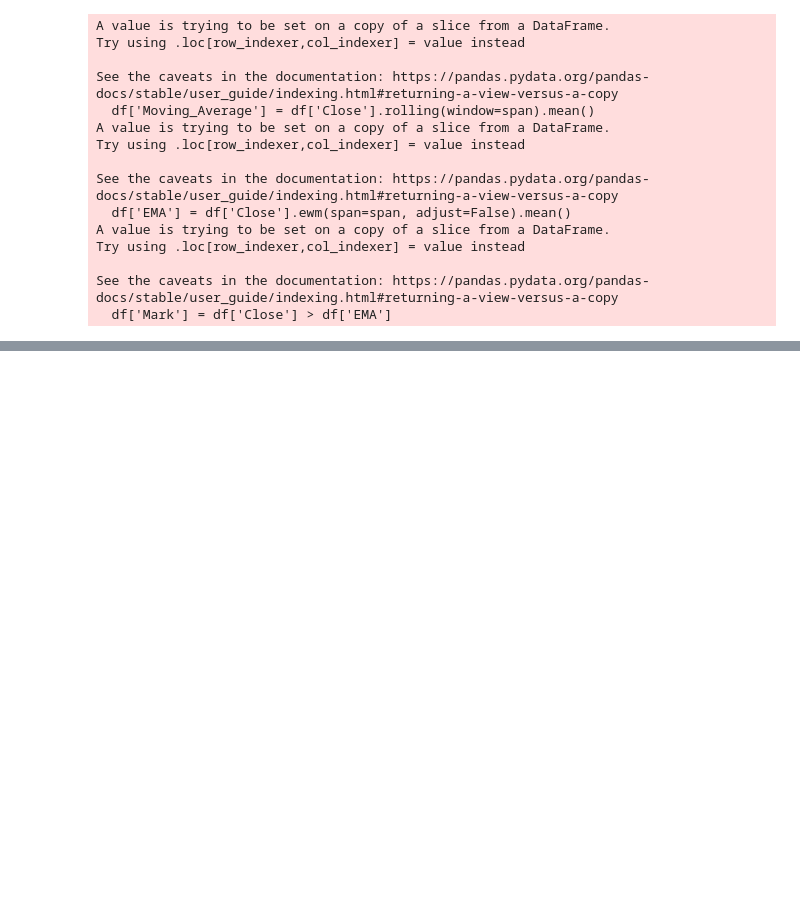
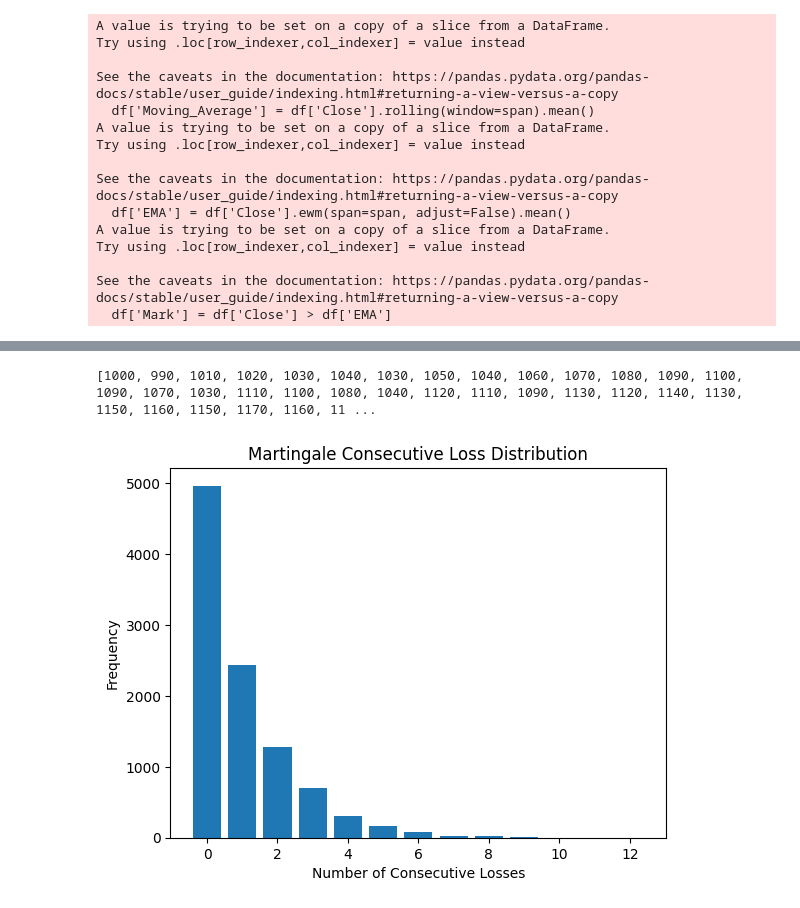
Before and after one commit to BichengWang/py-notebook, a Jupyter notebook: src/finance/strategies/target_market_analysis copy.ipynb, the cells around one changed output, grey strips where cells are left out. Saved outputs shown, nothing was run; the diff lists cells and outputs as text; code cells hidden in the pictures; blank space fills up the shorter version.

```diff
--- a/src/finance/strategies/target_market_analysis copy.ipynb
+++ b/src/finance/strategies/target_market_analysis copy.ipynb
@@ -289,0 +350,77 @@ See the caveats in the documentation: https://pandas.pydata.org/pandas-docs/stab
+# %%
+import random
+import matplotlib.pyplot as plt
+
+def martingale_simulation(initial_capital, initial_bet, win_prob, num_rounds):
+    capital = initial_capital
+    bet = initial_bet
+    capital_history = [capital]
+
+    for _ in range(num_rounds):
+        # Simulate the bet outcome based on win probability
+        win = random.random() < win_prob
+
+        if win:
+            capital += bet
+            bet = initial_bet  # Reset bet size
+        else:
+            capital -= bet
+            bet *= 2  # Double the bet size for the next round
+
+        capital_history.append(capital)
+
+        # If capital drops to zero, break the loop
+        if capital <= 0:
+            break
+
+    return capital_history
+
+# Parameters
+initial_capital = 1000
+initial_bet = 10
+win_prob = 0.5
+num_rounds = 100
+print(martingale_simulation(initial_capital, initial_bet, win_prob, num_rounds))
+# %% [output]
+[1000, 990, 1010, 1020, 1030, 1040, 1030, 1050, 1040, 1060, 1070, 1080, 1090, 1100, 1090, 1070, 1030, 1110, 1100, 1080, 1040, 1120, 1110, 1090, 1130, 1120, 1140, 1130, 1150, 1160, 1150, 1170, 1160, 11 ...
+# %%
+import random
+import matplotlib.pyplot as plt
+
+def martingale_loss_distribution(win_prob, num_rounds):
+    loss_distribution = {}
+
+    for _ in range(num_rounds):
+        consecutive_losses = 0
+        while True:
+            # Simulate the bet outcome based on win probability
+            win = random.random() < win_prob
+
+            if win:
+                break  # Exit loop if win occurs
+            else:
+                consecutive_losses += 1
+
+        # Update the loss distribution
+        if consecutive_losses in loss_distribution:
+            loss_distribution[consecutive_losses] += 1
+        else:
+            loss_distribution[consecutive_losses] = 1
+
+    return loss_distribution
+
+# Parameters
+win_prob = 0.5
+num_rounds = 10000
+
+# Calculate loss distribution
+loss_distribution = martingale_loss_distribution(win_prob, num_rounds)
+
+# Plot the distribution
+plt.bar(loss_distribution.keys(), loss_distribution.values())
+plt.xlabel('Number of Consecutive Losses')
+plt.ylabel('Frequency')
+plt.title('Martingale Consecutive Loss Distribution')
+plt.show()
+# %% [output]
+[figure, added]
```
Also changed, not shown: parts of 4 cells of this notebook.
